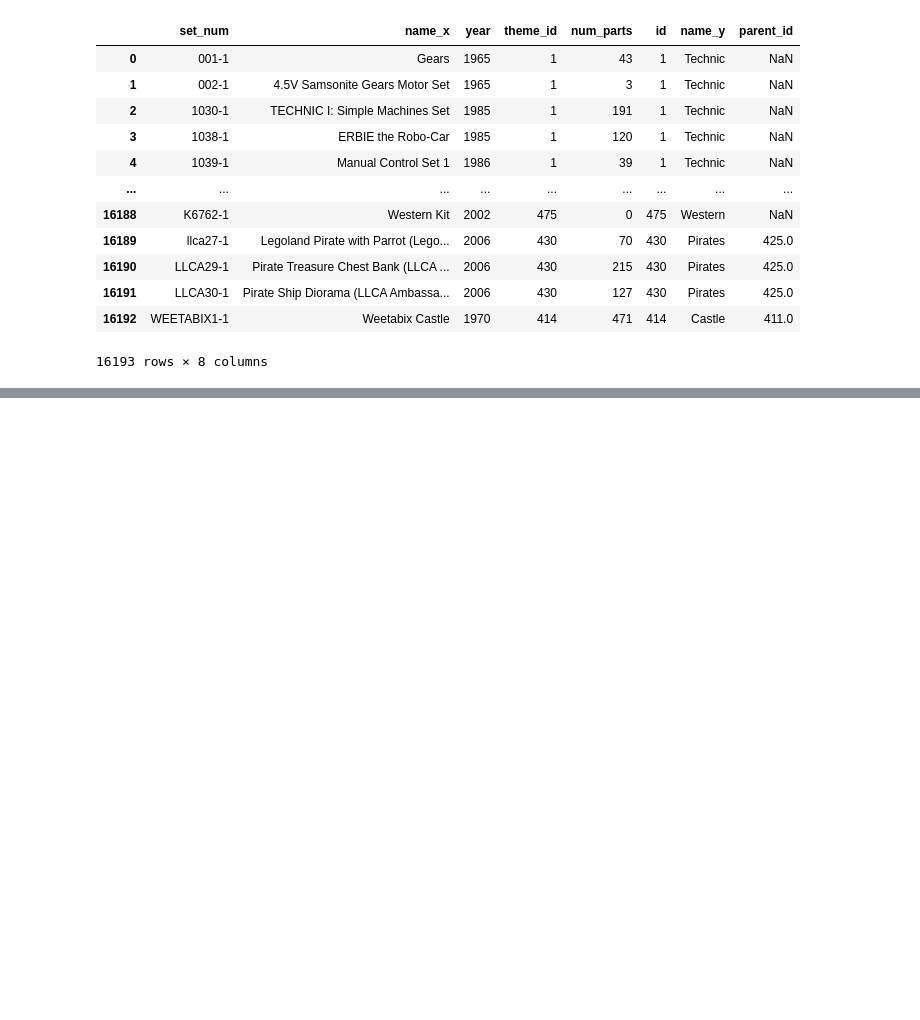
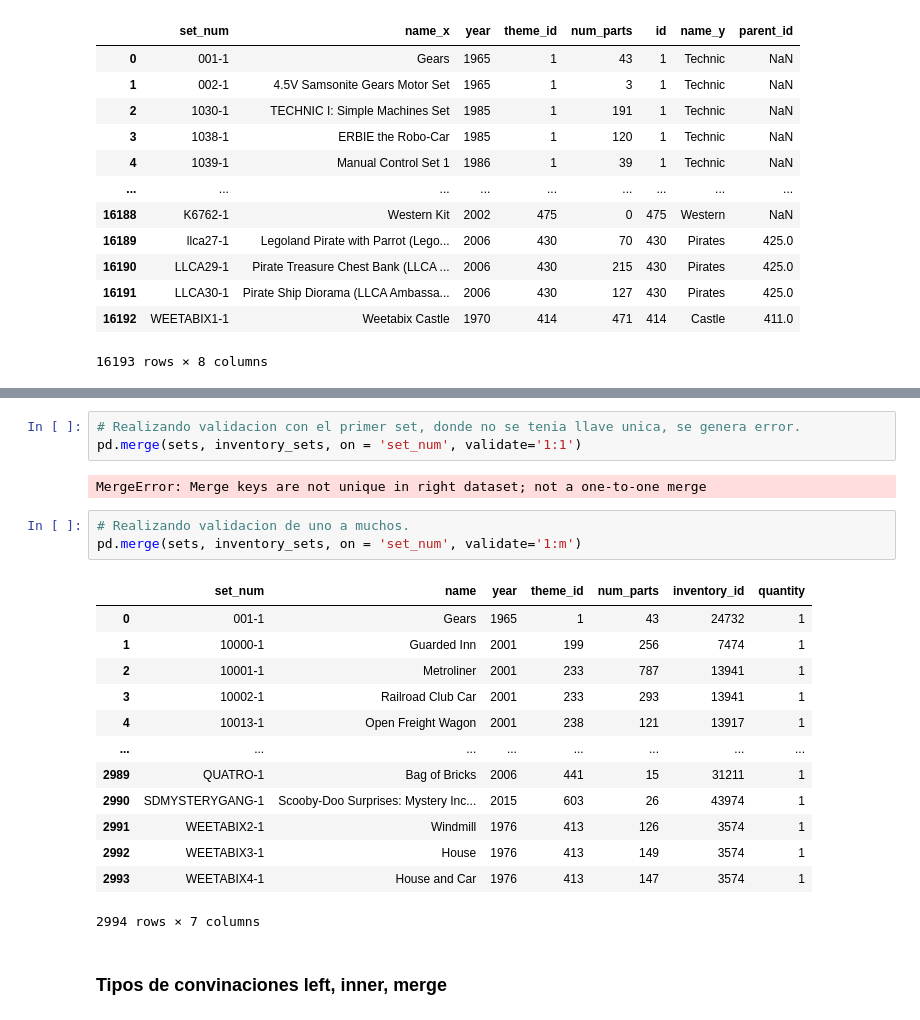
Before and after one commit to oscargbocanegra/learning, a Jupyter notebook: MachineLearning/c-udemy-analisis-datos-python-3/notebooks/02-merging-dataframes.ipynb, the cells around one changed output, grey strips where cells are left out. Saved outputs shown, nothing was run; the diff lists cells and outputs as text; blank space fills up the shorter version.

```diff
--- a/MachineLearning/c-udemy-analisis-datos-python-3/notebooks/02-merging-dataframes.ipynb
+++ b/MachineLearning/c-udemy-analisis-datos-python-3/notebooks/02-merging-dataframes.ipynb
@@ -332,0 +574,24 @@ df_merge
+# %%
+# Realizando validacion con el primer set, donde no se tenia llave unica, se genera error.
+pd.merge(sets, inventory_sets, on = 'set_num', validate='1:1')
+# %% [output]
+MergeError: Merge keys are not unique in right dataset; not a one-to-one merge
+# %%
+# Realizando validacion de uno a muchos.
+pd.merge(sets, inventory_sets, on = 'set_num', validate='1:m')
+# %% [output]
+|  | set_num | name | year | theme_id | num_parts | inventory_id | quantity |
+| 0 | 001-1 | Gears | 1965 | 1 | 43 | 24732 | 1 |
+| 1 | 10000-1 | Guarded Inn | 2001 | 199 | 256 | 7474 | 1 |
+| 2 | 10001-1 | Metroliner | 2001 | 233 | 787 | 13941 | 1 |
+| 3 | 10002-1 | Railroad Club Car | 2001 | 233 | 293 | 13941 | 1 |
+| 4 | 10013-1 | Open Freight Wagon | 2001 | 238 | 121 | 13917 | 1 |
+| ... | ... | ... | ... | ... | ... | ... | ... |
+| 2989 | QUATRO-1 | Bag of Bricks | 2006 | 441 | 15 | 31211 | 1 |
+| 2990 | SDMYSTERYGANG-1 | Scooby-Doo Surprises: Mystery Inc... | 2015 | 603 | 26 | 43974 | 1 |
+| 2991 | WEETABIX2-1 | Windmill | 1976 | 413 | 126 | 3574 | 1 |
+| 2992 | WEETABIX3-1 | House | 1976 | 413 | 149 | 3574 | 1 |
+| 2993 | WEETABIX4-1 | House and Car | 1976 | 413 | 147 | 3574 | 1 |
+2994 rows × 7 columns
+# %% [markdown]
+### Tipos de convinaciones left, inner, merge
```
Also changed, not shown: parts of 37 cells of this notebook.
